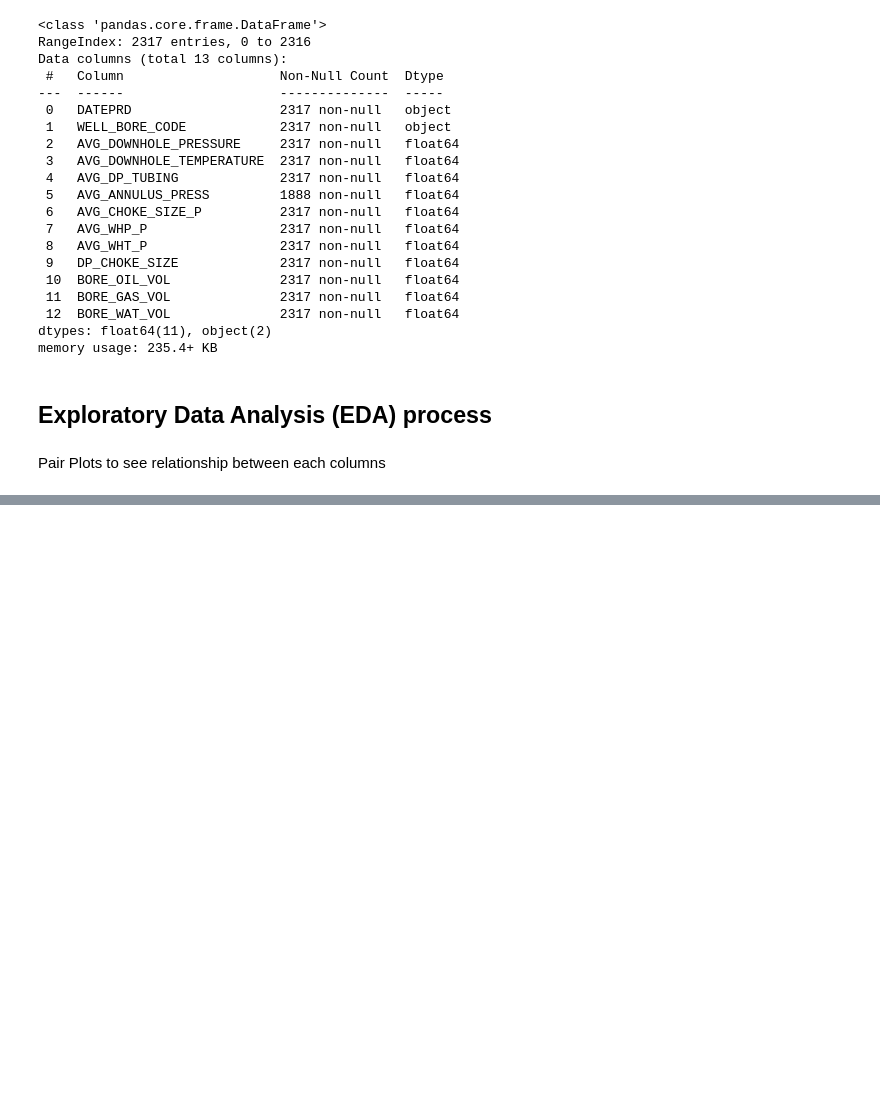
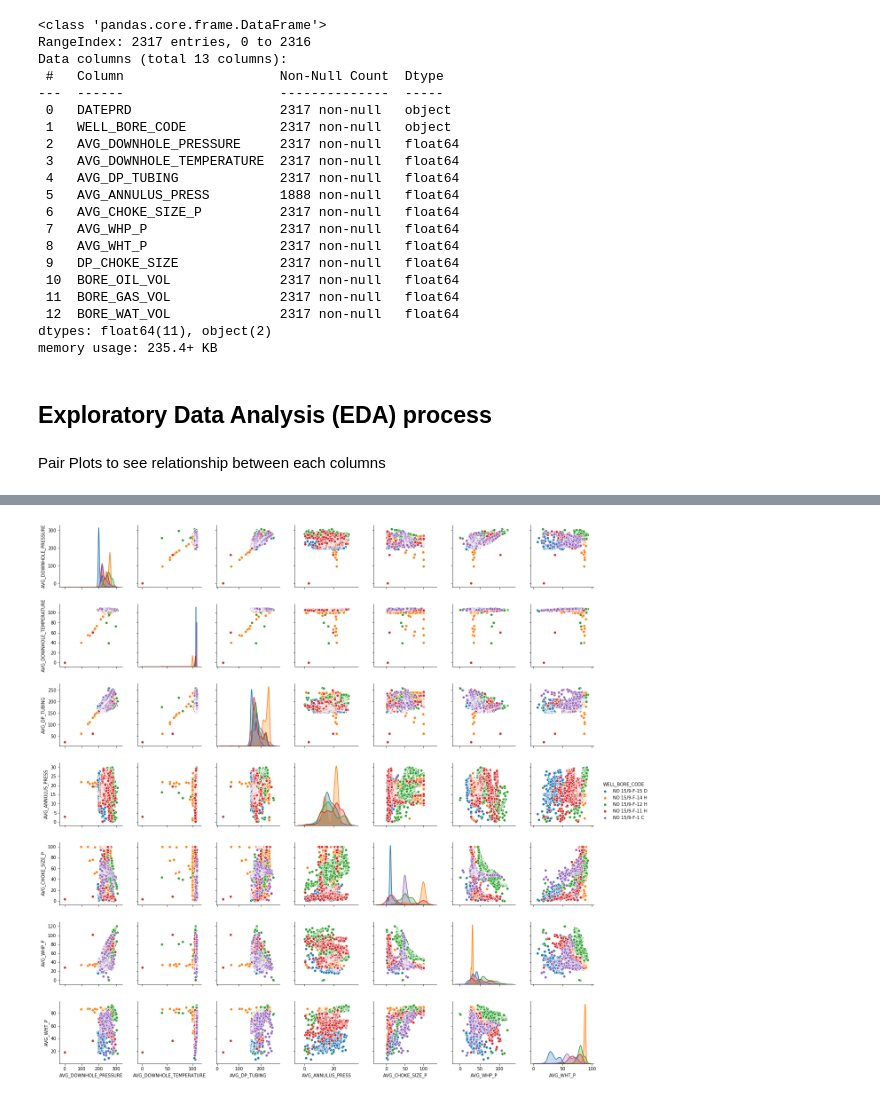
Before and after one commit to sgk2004/Volve-Dataset, a Jupyter notebook: Production/data_etl.ipynb, the cells around one changed output, grey strips where cells are left out. Cells and saved outputs as stored; diff of their text form; code cells hidden in the pictures; blank space fills up the shorter version.

```diff
--- a/Production/data_etl.ipynb
+++ b/Production/data_etl.ipynb
@@ -168,0 +270,2 @@ sns.pairplot(appraisal_wells, vars = ["AVG_DOWNHOLE_PRESSURE", "AVG_DOWNHOLE_TEM
+# %%
+new_all_well_non_zero =all_wells_drop_zero[all_wells_drop_zero['AVG_ANNULUS_PRESS'] !=0]
@@ -168,0 +292,5 @@ sns.pairplot(appraisal_wells, vars = ["AVG_DOWNHOLE_PRESSURE", "AVG_DOWNHOLE_TEM
+# %%
+sns_plot4=sns.pairplot(new_all_well_non_zero, vars = ["AVG_DOWNHOLE_PRESSURE", "AVG_DOWNHOLE_TEMPERATURE", "AVG_DP_TUBING", "AVG_ANNULUS_PRESS",
+                                 "AVG_CHOKE_SIZE_P","AVG_WHP_P","AVG_WHT_P"], hue="WELL_BORE_CODE")
+# %% [output]
+[figure, added]
```
Also changed, not shown: parts of 18 cells of this notebook.
